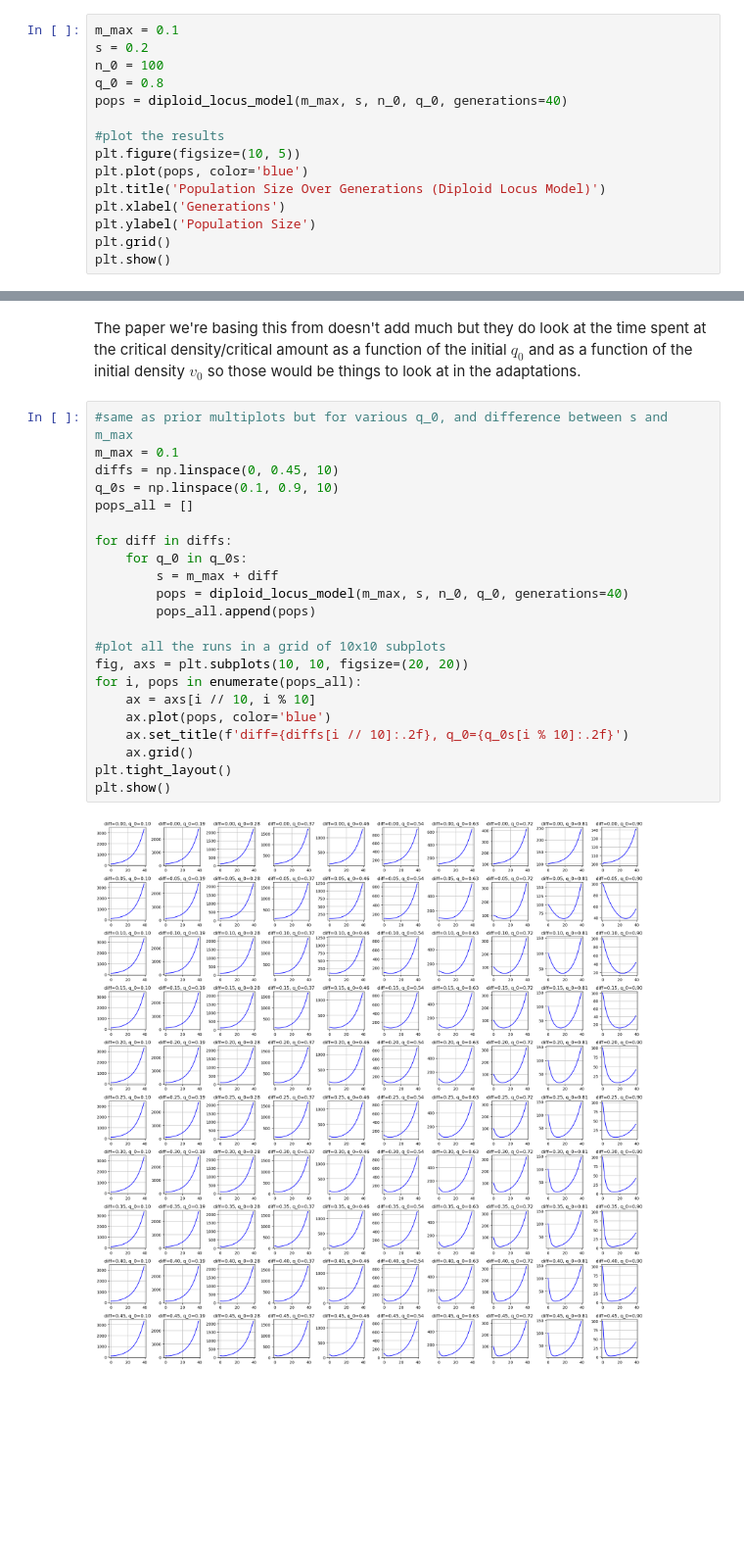
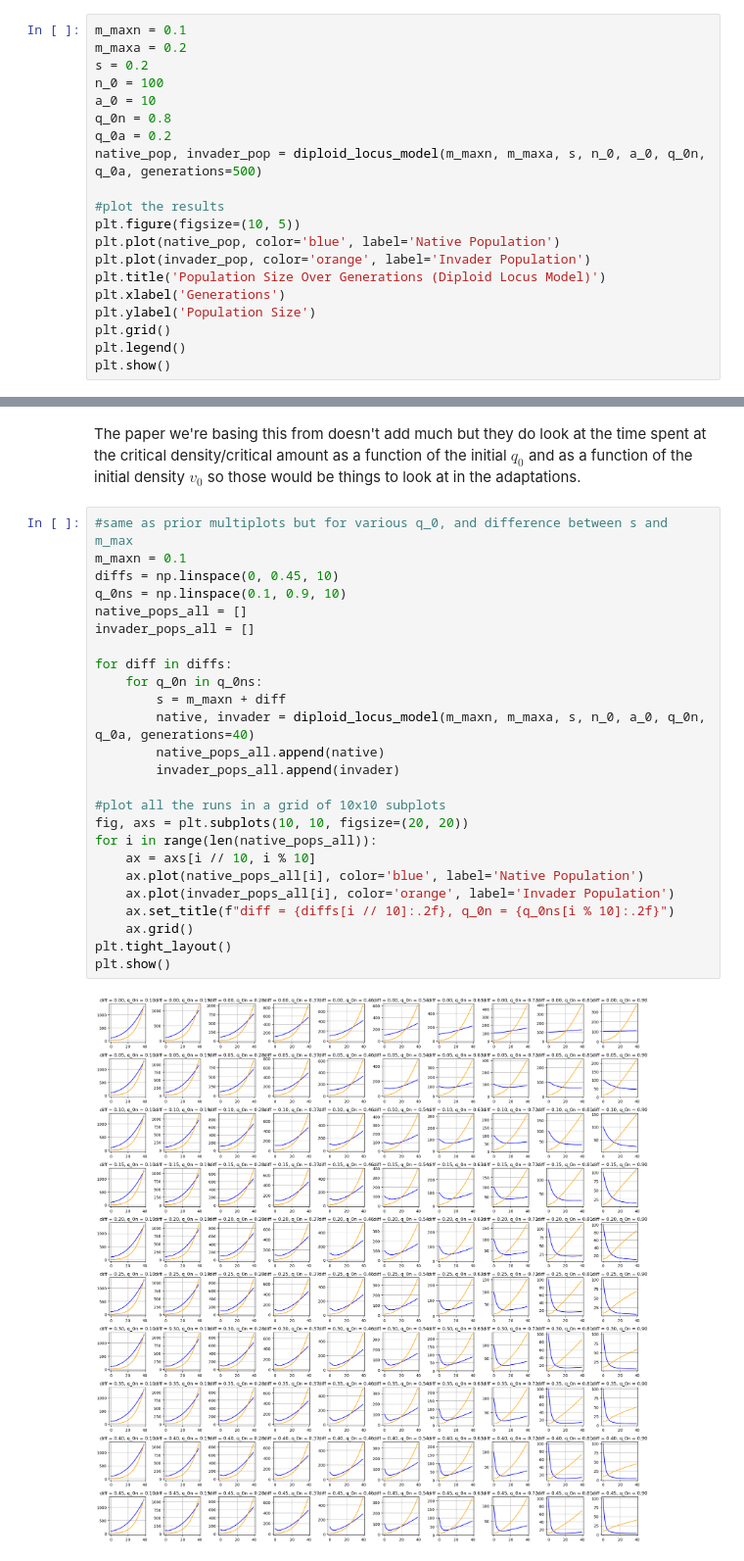
Before and after one commit to jonazhu/extinctionmodeling, a Jupyter notebook: q2_invadingspecies/invader_model.ipynb, the cells around one changed output, grey strips where cells are left out. Shown at 98% size. Drawn from its saved outputs; the diff is of its cells as text; blank space fills up the shorter version.

Commit message:
Update invader version of diploid locus model

```diff
--- a/q2_invadingspecies/invader_model.ipynb
+++ b/q2_invadingspecies/invader_model.ipynb
@@ -501,16 +540,21 @@ def diploid_locus_model(m_max, s, n_0, q_0, generations=100):
 # %%
-m_max = 0.1
+m_maxn = 0.1
+m_maxa = 0.2
 s = 0.2
 n_0 = 100
-q_0 = 0.8
-pops = diploid_locus_model(m_max, s, n_0, q_0, generations=40)
+a_0 = 10
+q_0n = 0.8
+q_0a = 0.2
+native_pop, invader_pop = diploid_locus_model(m_maxn, m_maxa, s, n_0, a_0, q_0n, q_0a, generations=500)
 
 #plot the results
 plt.figure(figsize=(10, 5))
-plt.plot(pops, color='blue')
+plt.plot(native_pop, color='blue', label='Native Population')
+plt.plot(invader_pop, color='orange', label='Invader Population')
 plt.title('Population Size Over Generations (Diploid Locus Model)')
 plt.xlabel('Generations')
 plt.ylabel('Population Size')
 plt.grid()
+plt.legend()
 plt.show()
 # %% [output]
@@ -519,25 +563,28 @@ plt.show()
 The paper we're basing this from doesn't add much but they do look at the time spent at the critical density/critical amount as a function of the initial $q_0$ and as a function of the initial density $v_0$ so those would be things to look at in the adaptations.
 # %%
 #same as prior multiplots but for various q_0, and difference between s and m_max
-m_max = 0.1
+m_maxn = 0.1
 diffs = np.linspace(0, 0.45, 10)
-q_0s = np.linspace(0.1, 0.9, 10)
-pops_all = []
+q_0ns = np.linspace(0.1, 0.9, 10)
+native_pops_all = []
+invader_pops_all = []
 
 for diff in diffs:
-    for q_0 in q_0s:
-        s = m_max + diff
-        pops = diploid_locus_model(m_max, s, n_0, q_0, generations=40)
-        pops_all.append(pops)
+    for q_0n in q_0ns:
+        s = m_maxn + diff
+        native, invader = diploid_locus_model(m_maxn, m_maxa, s, n_0, a_0, q_0n, q_0a, generations=40)
+        native_pops_all.append(native)
+        invader_pops_all.append(invader)
 
 #plot all the runs in a grid of 10x10 subplots
 fig, axs = plt.subplots(10, 10, figsize=(20, 20))
-for i, pops in enumerate(pops_all):
+for i in range(len(native_pops_all)):
     ax = axs[i // 10, i % 10]
-    ax.plot(pops, color='blue')
-    ax.set_title(f'diff={diffs[i // 10]:.2f}, q_0={q_0s[i % 10]:.2f}')
+    ax.plot(native_pops_all[i], color='blue', label='Native Population')
+    ax.plot(invader_pops_all[i], color='orange', label='Invader Population')
+    ax.set_title(f"diff = {diffs[i // 10]:.2f}, q_0n = {q_0ns[i % 10]:.2f}")
     ax.grid()
 plt.tight_layout()
 plt.show()
 # %% [output]
-[figure, old version]
+[figure, new version]
```
Also changed, not shown: parts of 2 cells of this notebook.
